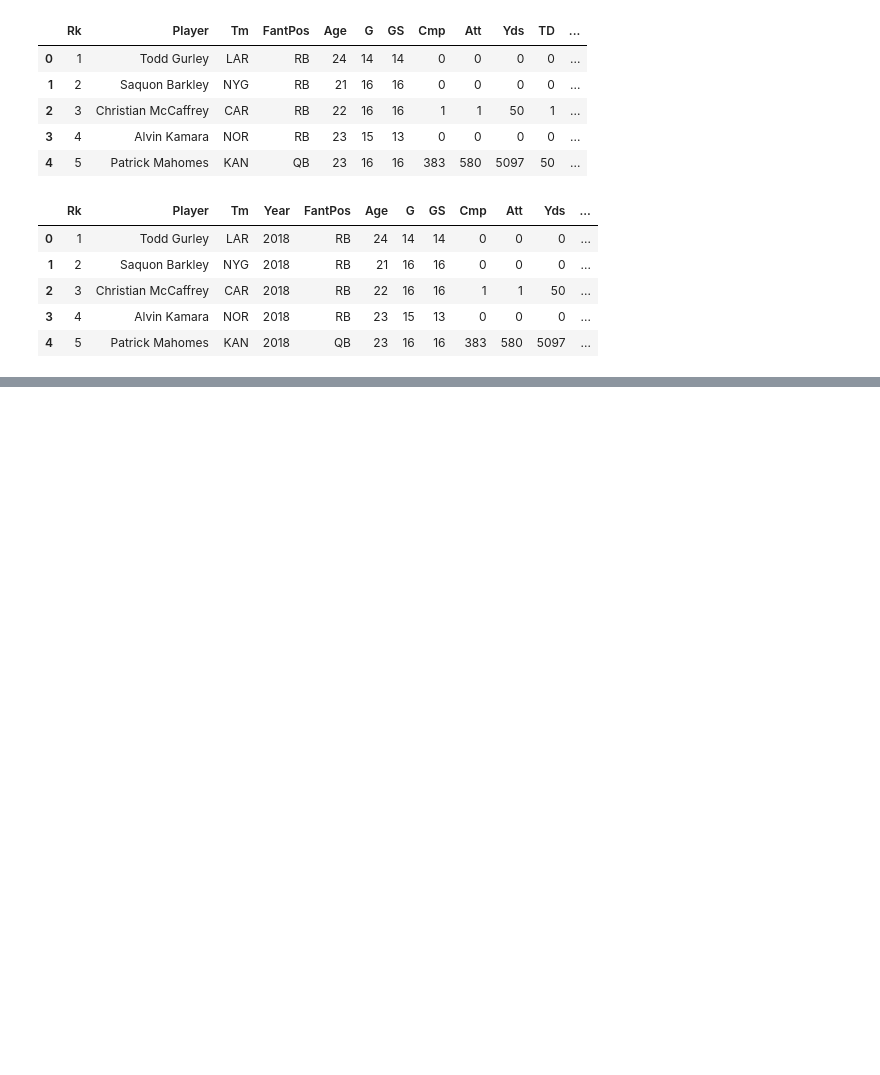
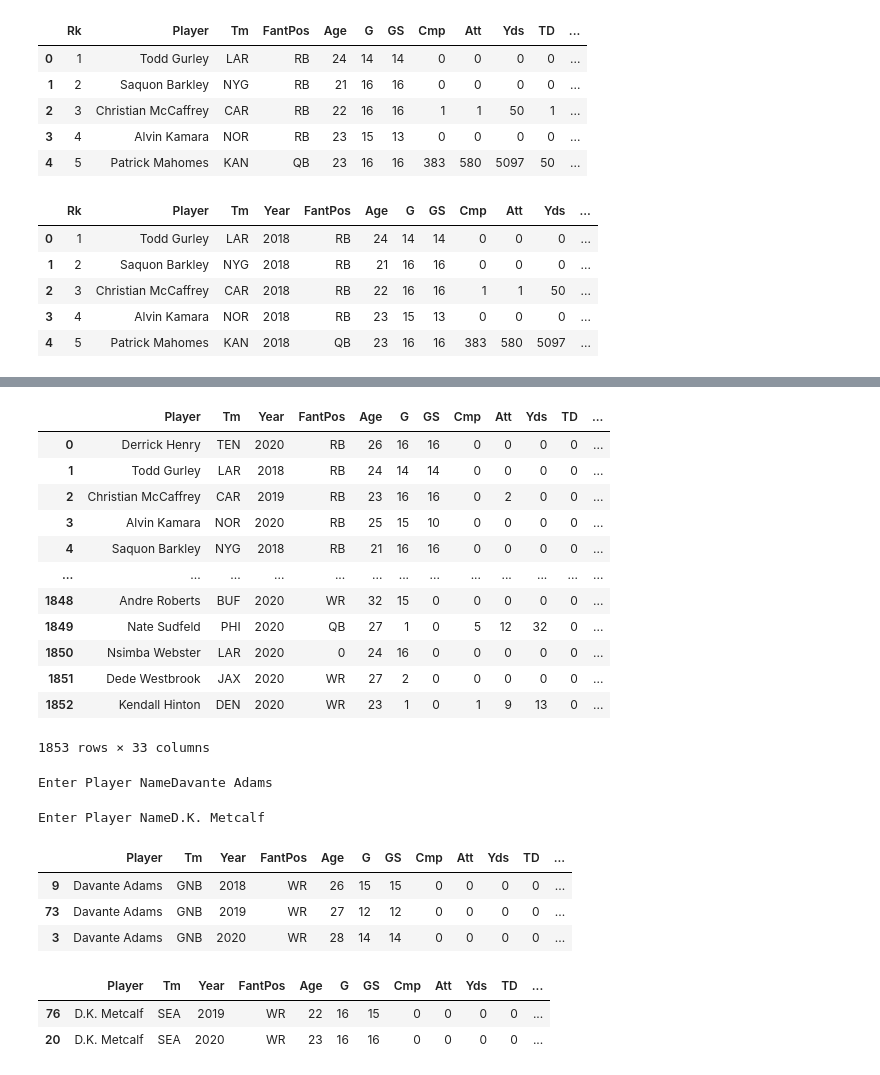
Before and after one commit to ducluu27/Fantasy_Football, a Jupyter notebook: FF_Player.ipynb, the cells around one changed output, grey strips where cells are left out. Cells and saved outputs as stored; diff of their text form; code cells hidden in the pictures; blank space fills up the shorter version.

```diff
--- a/FF_Player.ipynb
+++ b/FF_Player.ipynb
@@ -316,0 +203,39 @@ new_merge_df.head()
+# %%
+new_merge_df.reset_index(drop=True)
+# %% [output]
+|  | Player | Tm | Year | FantPos | Age | G | GS | Cmp | Att | Yds | TD | ... |
+| 0 | Derrick Henry | TEN | 2020 | RB | 26 | 16 | 16 | 0 | 0 | 0 | 0 | ... |
+| 1 | Todd Gurley | LAR | 2018 | RB | 24 | 14 | 14 | 0 | 0 | 0 | 0 | ... |
+| 2 | Christian McCaffrey | CAR | 2019 | RB | 23 | 16 | 16 | 0 | 2 | 0 | 0 | ... |
+| 3 | Alvin Kamara | NOR | 2020 | RB | 25 | 15 | 10 | 0 | 0 | 0 | 0 | ... |
+| 4 | Saquon Barkley | NYG | 2018 | RB | 21 | 16 | 16 | 0 | 0 | 0 | 0 | ... |
+| ... | ... | ... | ... | ... | ... | ... | ... | ... | ... | ... | ... | ... |
+| 1848 | Andre Roberts | BUF | 2020 | WR | 32 | 15 | 0 | 0 | 0 | 0 | 0 | ... |
+| 1849 | Nate Sudfeld | PHI | 2020 | QB | 27 | 1 | 0 | 5 | 12 | 32 | 0 | ... |
+| 1850 | Nsimba Webster | LAR | 2020 | 0 | 24 | 16 | 0 | 0 | 0 | 0 | 0 | ... |
+| 1851 | Dede Westbrook | JAX | 2020 | WR | 27 | 2 | 0 | 0 | 0 | 0 | 0 | ... |
+| 1852 | Kendall Hinton | DEN | 2020 | WR | 23 | 1 | 0 | 1 | 9 | 13 | 0 | ... |
+1853 rows × 33 columns
+# %%
+x = input("Enter Player Name")
+# %% [output]
+Enter Player NameDavante Adams
+# %%
+y = input("Enter Player Name")
+# %% [output]
+Enter Player NameD.K. Metcalf
+# %%
+player_input_1 = new_merge_df.loc[new_merge_df.loc[:,"Player"] == x, :].sort_values(by=['Year'])
+player_input_1
+# %% [output]
+|  | Player | Tm | Year | FantPos | Age | G | GS | Cmp | Att | Yds | TD | ... |
+| 9 | Davante Adams | GNB | 2018 | WR | 26 | 15 | 15 | 0 | 0 | 0 | 0 | ... |
+| 73 | Davante Adams | GNB | 2019 | WR | 27 | 12 | 12 | 0 | 0 | 0 | 0 | ... |
+| 3 | Davante Adams | GNB | 2020 | WR | 28 | 14 | 14 | 0 | 0 | 0 | 0 | ... |
+# %%
+player_input_2 = new_merge_df.loc[new_merge_df.loc[:,"Player"] == y, :].sort_values(by=['Year'])
+player_input_2
+# %% [output]
+|  | Player | Tm | Year | FantPos | Age | G | GS | Cmp | Att | Yds | TD | ... |
+| 76 | D.K. Metcalf | SEA | 2019 | WR | 22 | 16 | 15 | 0 | 0 | 0 | 0 | ... |
+| 20 | D.K. Metcalf | SEA | 2020 | WR | 23 | 16 | 16 | 0 | 0 | 0 | 0 | ... |
```
Also changed, not shown: parts of 19 cells of this notebook.
